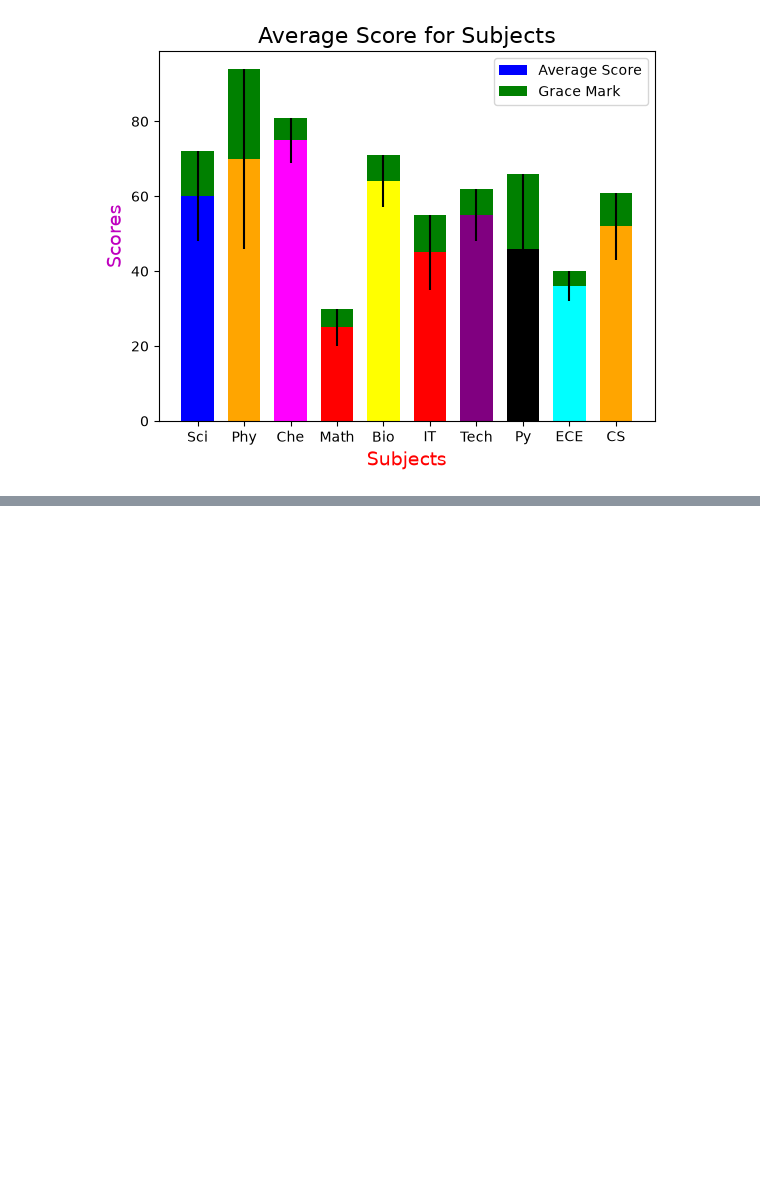
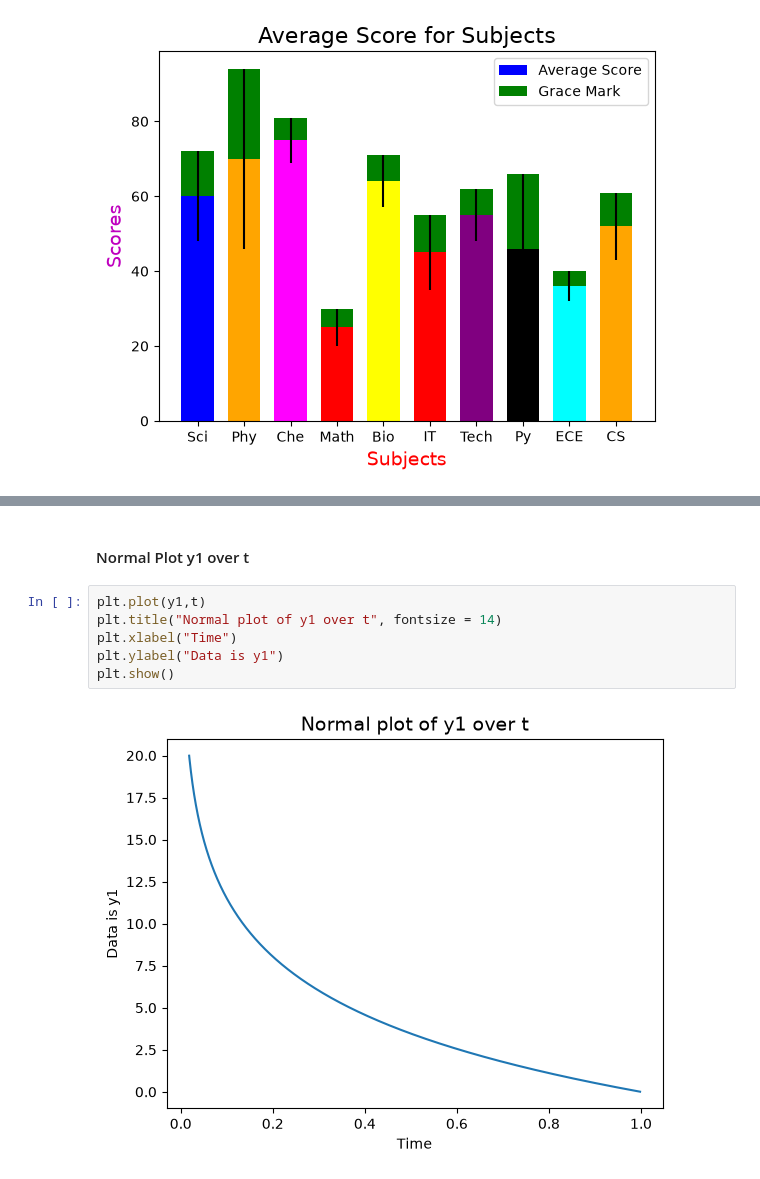
Before and after one commit to Saravanakumar-2323/Python, a Jupyter notebook: MatPlotLib.ipynb, the cells around one changed output, grey strips where cells are left out. Saved outputs shown, nothing was run; the diff lists cells and outputs as text; blank space fills up the shorter version.

```diff
--- a/MatPlotLib.ipynb
+++ b/MatPlotLib.ipynb
@@ -524,0 +535,10 @@ x
+# %% [markdown]
+#### Normal Plot y1 over t
+# %%
+plt.plot(y1,t)
+plt.title("Normal plot of y1 over t", fontsize = 14)
+plt.xlabel("Time")
+plt.ylabel("Data is y1")
+plt.show()
+# %% [output]
+[figure, added]
```
Also changed, not shown: parts of 24 cells of this notebook.
